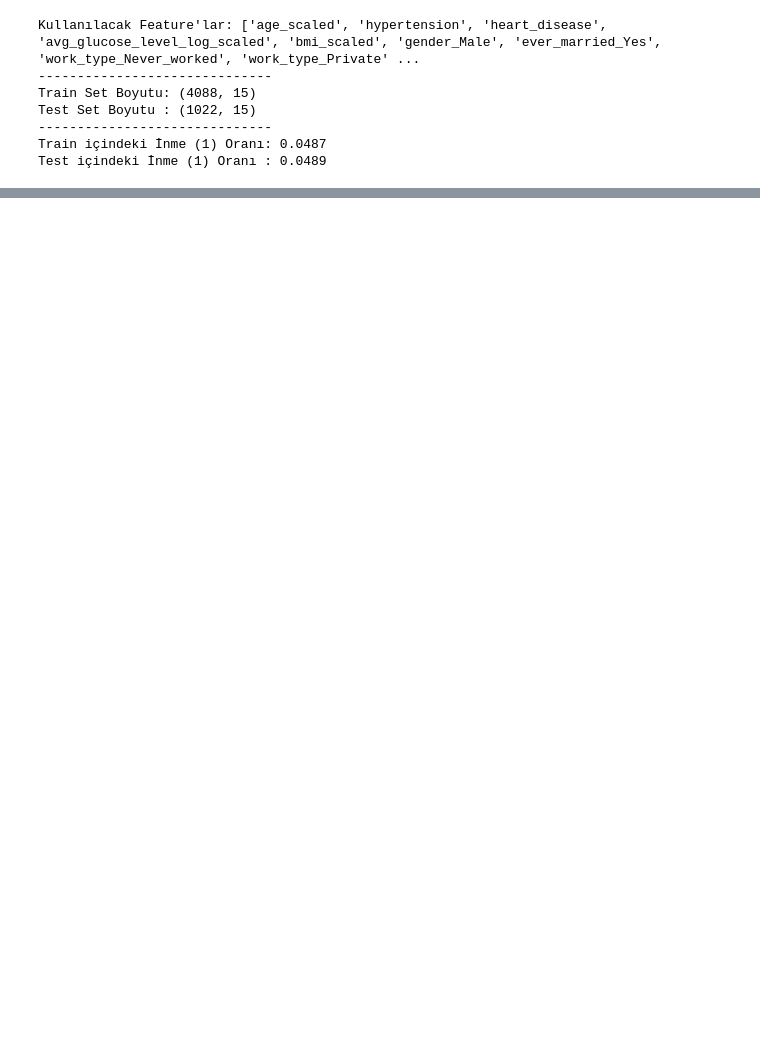
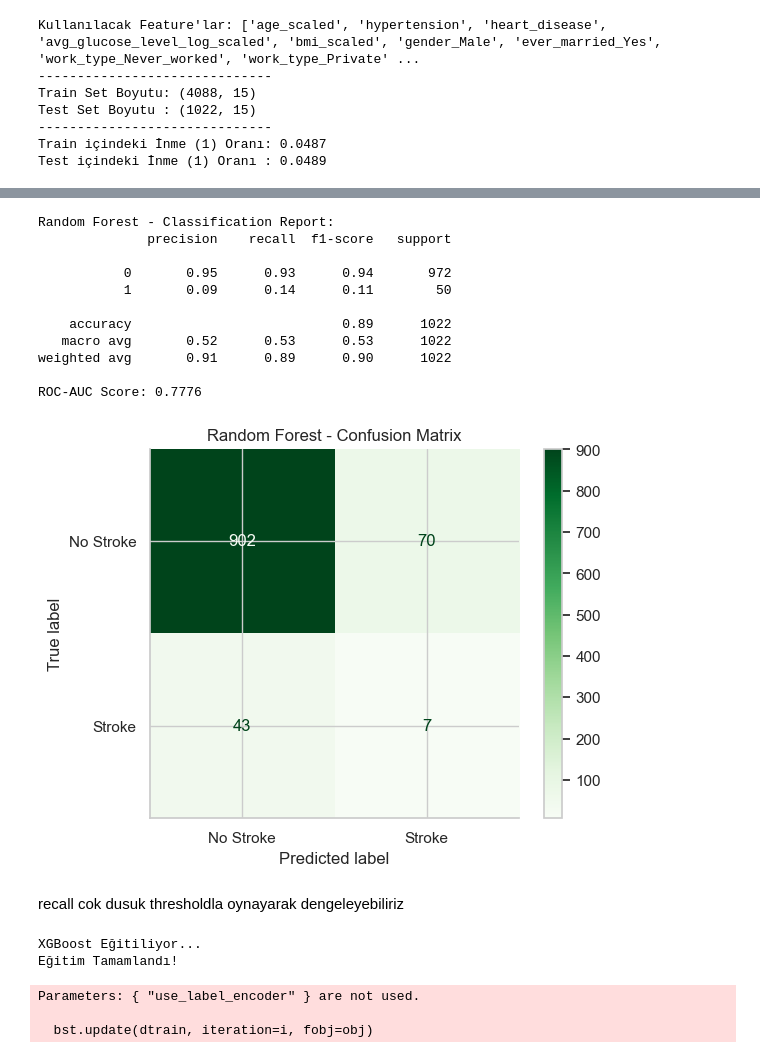
Before and after one commit to emirhangull/StrokePrediction, a Jupyter notebook: analysis.ipynb, the cells around one changed output, grey strips where cells are left out. Cells and saved outputs as stored; diff of their text form; code cells hidden in the pictures; blank space fills up the shorter version.

```diff
--- a/analysis.ipynb
+++ b/analysis.ipynb
@@ -1042,0 +1105,33 @@ NameError: name 'StandardScaler' is not defined
+# %%
+# Tahmin
+y_pred_rf = rf_pipeline.predict(X_test)
+y_pred_proba_rf = rf_pipeline.predict_proba(X_test)[:, 1]
+
+# Metrikler
+print("Random Forest - Classification Report:")
+print(classification_report(y_test, y_pred_rf))
+
+roc_auc_rf = roc_auc_score(y_test, y_pred_proba_rf)
+print(f"ROC-AUC Score: {roc_auc_rf:.4f}")
+
+# Confusion Matrix
+cm_rf = confusion_matrix(y_test, y_pred_rf)
+disp_rf = ConfusionMatrixDisplay(confusion_matrix=cm_rf, display_labels=['No Stroke', 'Stroke'])
+disp_rf.plot(cmap='Greens')
+plt.title("Random Forest - Confusion Matrix")
+plt.show()
+# %% [output]
+Random Forest - Classification Report:
+              precision    recall  f1-score   support
+
+           0       0.95      0.93      0.94       972
+           1       0.09      0.14      0.11        50
+
+    accuracy                           0.89      1022
+   macro avg       0.52      0.53      0.53      1022
+weighted avg       0.91      0.89      0.90      1022
+
+ROC-AUC Score: 0.7776
+[figure, added]
+# %% [markdown]
+recall cok dusuk thresholdla oynayarak dengeleyebiliriz
@@ -1042,0 +1140,25 @@ NameError: name 'StandardScaler' is not defined
+# %%
+# SMOTE + StandardScaler + XGBoost Pipeline
+xgb_pipeline = ImbPipeline(steps=[
+    ('smote', SMOTE(random_state=42)),
+    ('scale', StandardScaler()),
+    ('classifier', XGBClassifier(
+        n_estimators=100,
+        learning_rate=0.1,
+        max_depth=5,
+        random_state=42,
+        scale_pos_weight=len(y_train[y_train==0]) / len(y_train[y_train==1]),  # Dengesiz veri için
+        eval_metric='logloss',
+        use_label_encoder=False
+    ))
+])
+
+print("XGBoost Eğitiliyor...")
+xgb_pipeline.fit(X_train, y_train)
+print("Eğitim Tamamlandı!")
+# %% [output]
+XGBoost Eğitiliyor...
+Eğitim Tamamlandı!
+Parameters: { "use_label_encoder" } are not used.
+
+  bst.update(dtrain, iteration=i, fobj=obj)
```
Also changed, not shown: parts of 43 cells of this notebook.
